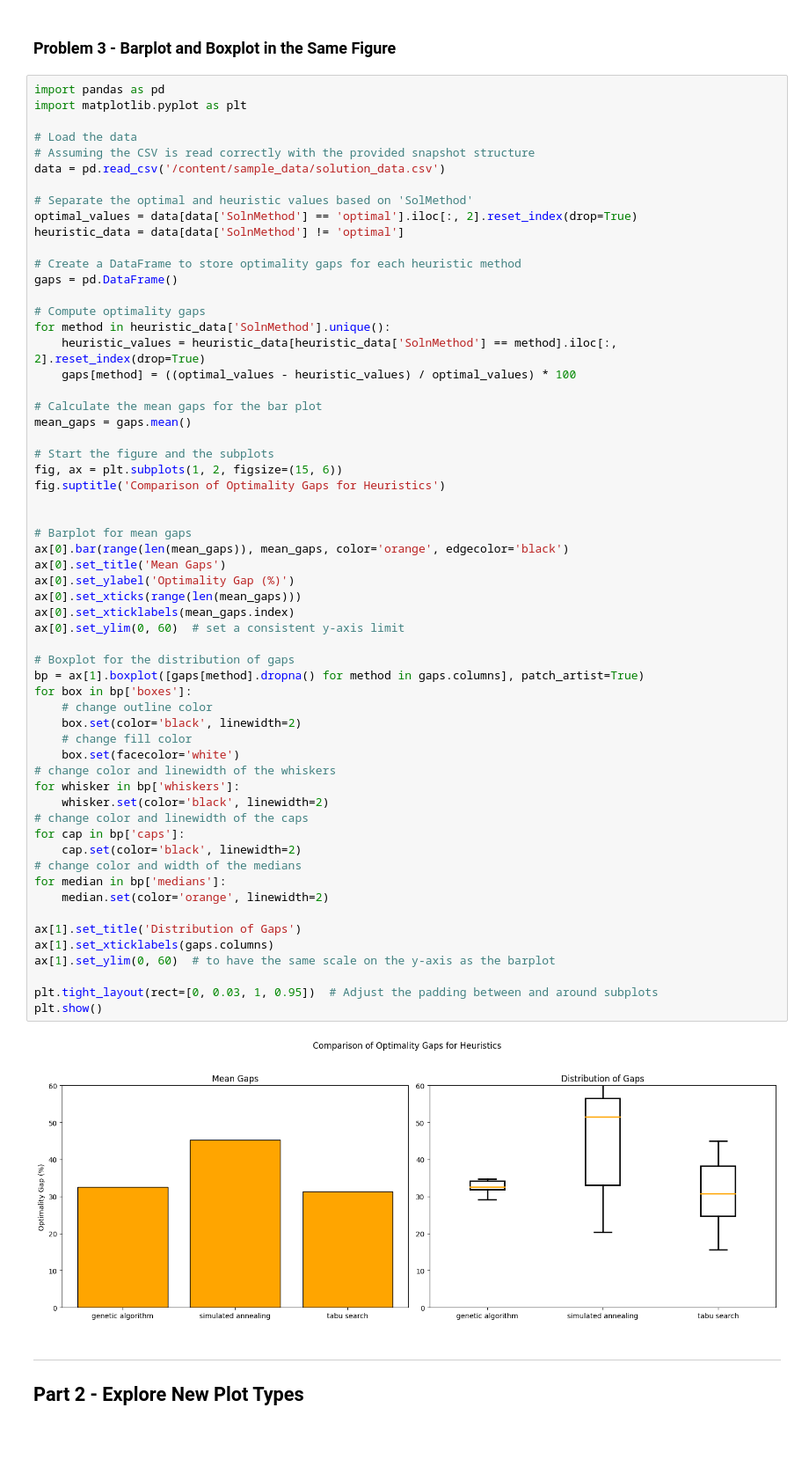
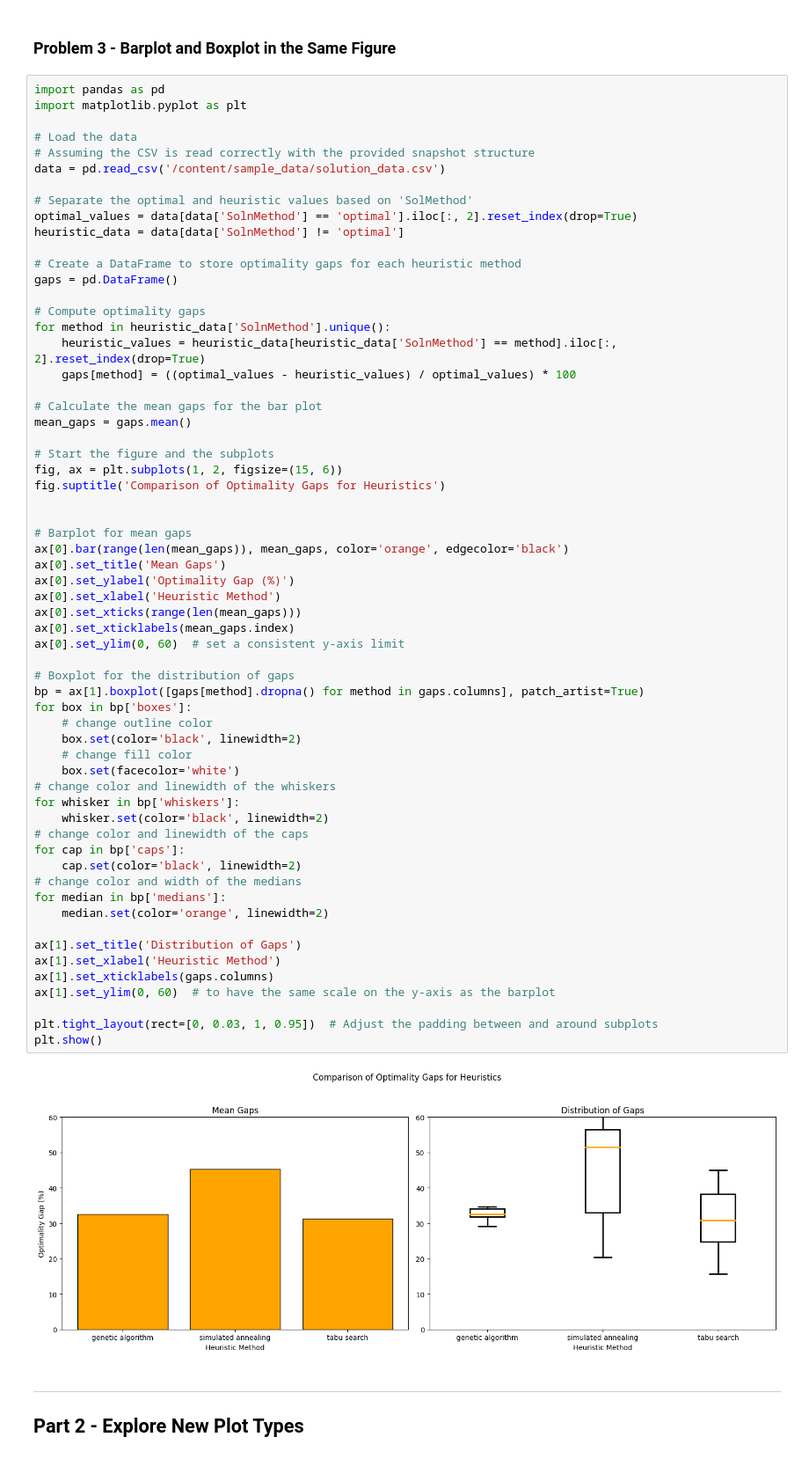
Before and after one commit to IE-555/homework4-ShenoyJr, a Jupyter notebook: jatinaji_hw4.ipynb, the cells around one changed output. Shown at 88% size. Drawn from its saved outputs; the diff is of its cells as text.

```diff
--- a/jatinaji_hw4.ipynb
+++ b/jatinaji_hw4.ipynb
@@ -104,35 +104,37 @@ fig.suptitle('Comparison of Optimality Gaps for Heuristics')
 ax[0].bar(range(len(mean_gaps)), mean_gaps, color='orange', edgecolor='black')
 ax[0].set_title('Mean Gaps')
 ax[0].set_ylabel('Optimality Gap (%)')
+ax[0].set_xlabel('Heuristic Method')
 ax[0].set_xticks(range(len(mean_gaps)))
 ax[0].set_xticklabels(mean_gaps.index)
 ax[0].set_ylim(0, 60)  # set a consistent y-axis limit
 
 # Boxplot for the distribution of gaps
 bp = ax[1].boxplot([gaps[method].dropna() for method in gaps.columns], patch_artist=True)
 for box in bp['boxes']:
     # change outline color
     box.set(color='black', linewidth=2)
     # change fill color
     box.set(facecolor='white')
 # change color and linewidth of the whiskers
 for whisker in bp['whiskers']:
     whisker.set(color='black', linewidth=2)
 # change color and linewidth of the caps
 for cap in bp['caps']:
     cap.set(color='black', linewidth=2)
 # change color and width of the medians
 for median in bp['medians']:
     median.set(color='orange', linewidth=2)
 
 ax[1].set_title('Distribution of Gaps')
+ax[1].set_xlabel('Heuristic Method')
 ax[1].set_xticklabels(gaps.columns)
 ax[1].set_ylim(0, 60)  # to have the same scale on the y-axis as the barplot
 
 plt.tight_layout(rect=[0, 0.03, 1, 0.95])  # Adjust the padding between and around subplots
 plt.show()
 # %% [output]
-[figure, old version]
+[figure, new version]
 # %% [markdown]
 ---
 ## Part 2 - Explore New Plot Types
```
